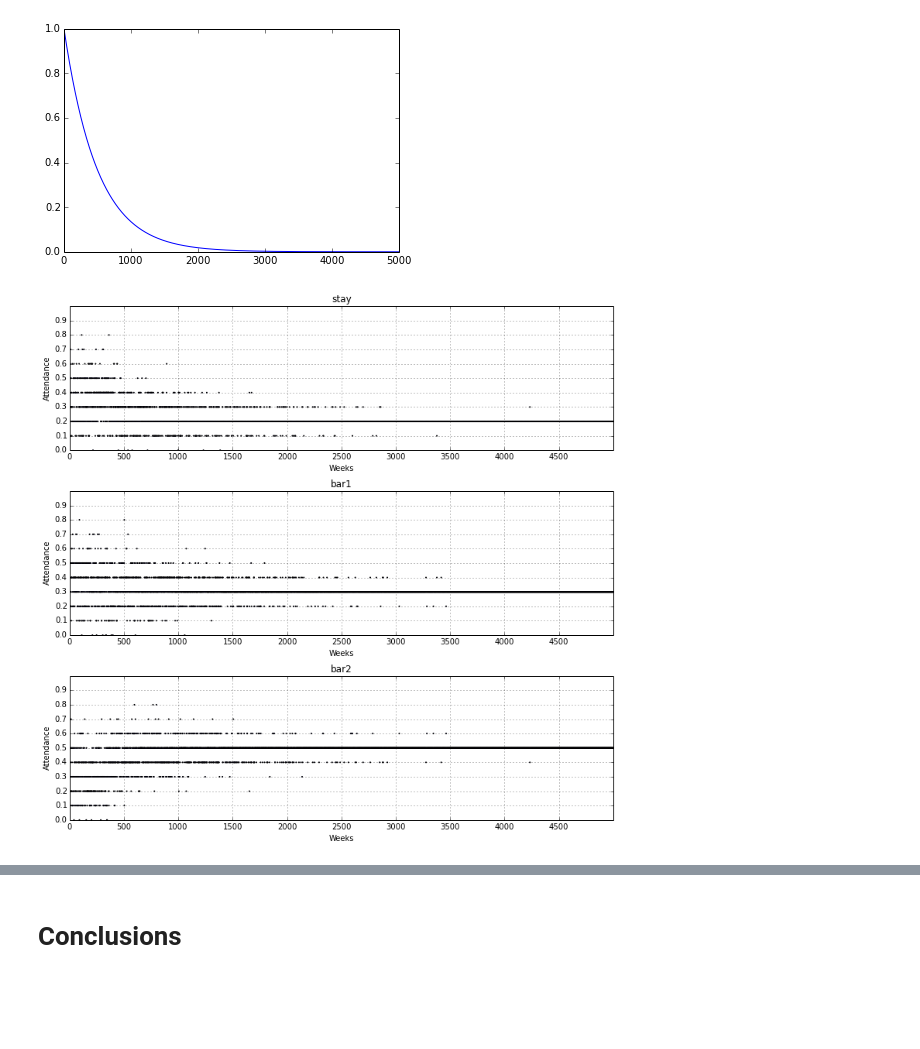
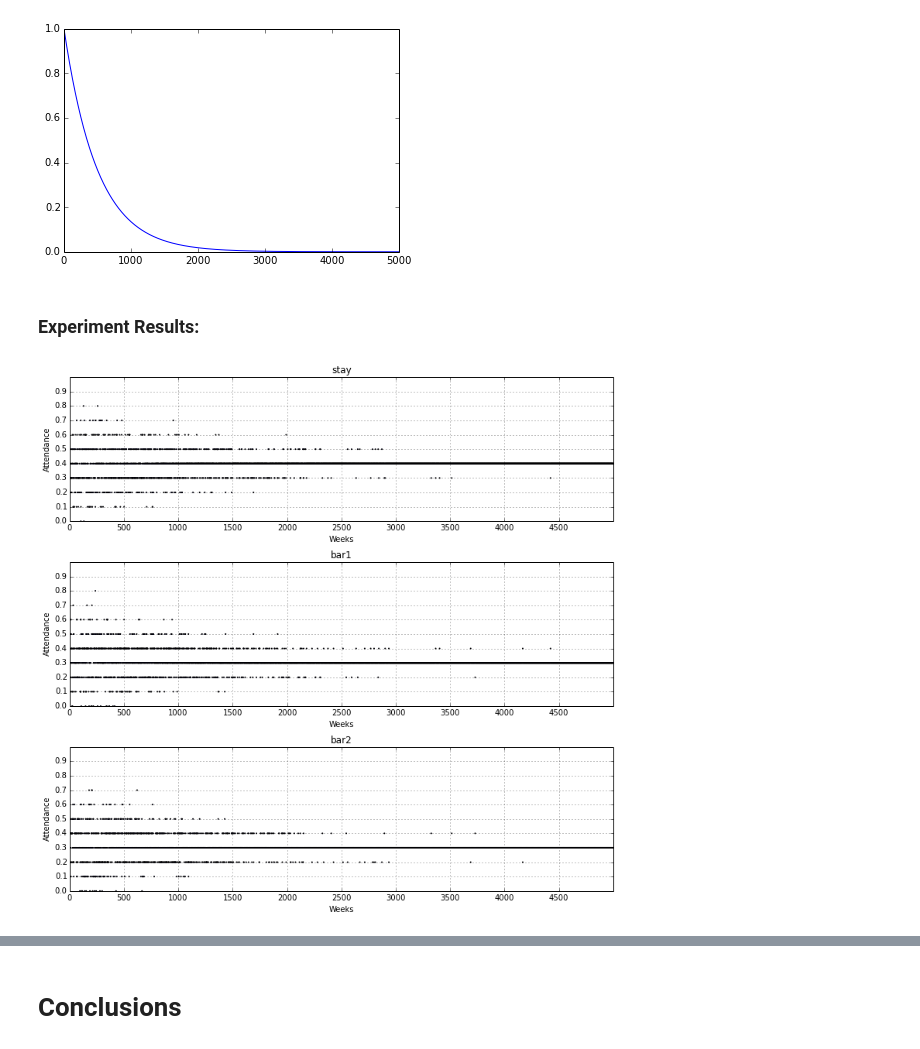
Before and after one commit to hoarf/el_farol_multibar, a Jupyter notebook: wlu.ipynb, the cells around one changed output, grey strips where cells are left out. Drawn from its saved outputs; the diff is of its cells as text; code cells hidden in the pictures; blank space fills up the shorter version.

```diff
--- a/wlu.ipynb
+++ b/wlu.ipynb
@@ -251,8 +257,10 @@ plot(x,y)
 # %% [output]
 [<matplotlib.lines.Line2D at 0x...>]
 [figure]
-# %%
-plot_attendances(len(t)+1, wks, weeks)
-# %% [output]
-[figure, removed]
+# %% [markdown]
+### Experiment Results:
+# %%
+plot_attendances(nr_actions, nr_weeks, weekly_attendance_data)
+# %% [output]
+[figure, added]
 # %% [markdown]
```
Also changed, not shown: parts of 25 cells of this notebook.
